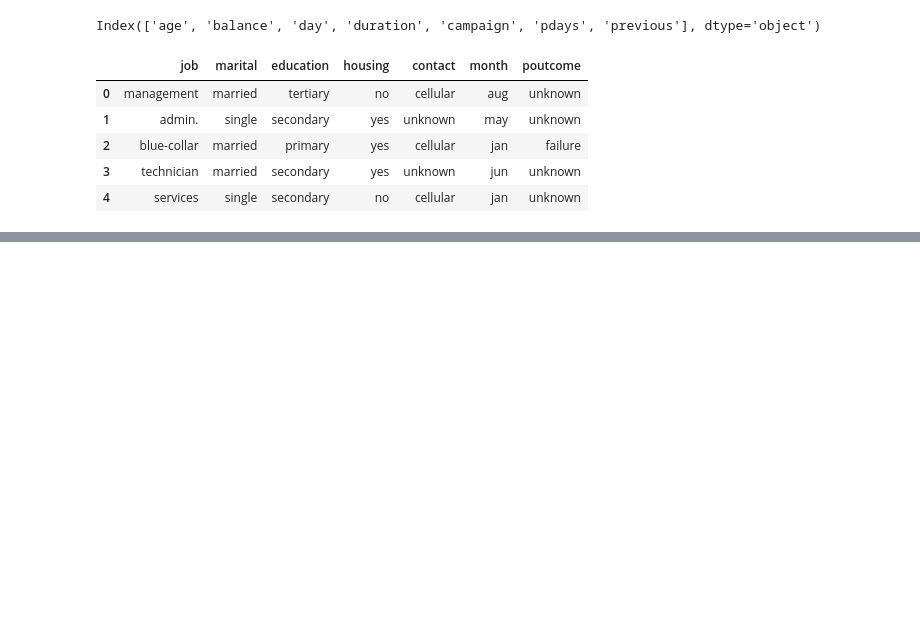
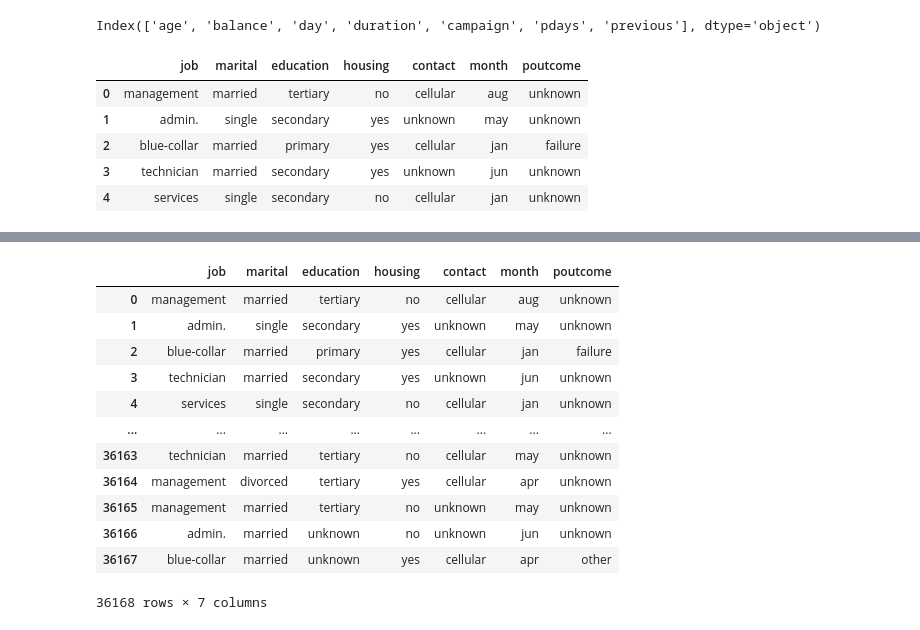
Before and after one commit to Davidmide02/mlzoomcamp_2024_assignments, a Jupyter notebook: classification_03/classification_03.ipynb, the cells around one changed output, grey strips where cells are left out. Saved outputs shown, nothing was run; the diff lists cells and outputs as text; code cells hidden in the pictures; blank space fills up the shorter version.

```diff
--- a/classification_03/classification_03.ipynb
+++ b/classification_03/classification_03.ipynb
@@ -245,7 +239,6 @@ df_full_train.T
 # numerical feature
 
 numerical = df_full_train.select_dtypes(include=np.number)
-numerical = numerical.head(2).drop(['y'], axis=1)
 numerical
 # %% [output]
 |  | age | balance | day | duration | campaign | pdays | previous |
@@ -257,7 +250,7 @@ numerical.columns
 Index(['age', 'balance', 'day', 'duration', 'campaign', 'pdays', 'previous'], dtype='object')
 # %%
 categorical = df_full_train.drop(numerical.columns, axis=1)
-categorical = categorical.drop(['y'],axis=1)
+categorical
 # %%
 categorical.head()
 # %% [output]
@@ -269,0 +300,16 @@ categorical.head()
+# %%
+categorical
+# %% [output]
+|  | job | marital | education | housing | contact | month | poutcome |
+| 0 | management | married | tertiary | no | cellular | aug | unknown |
+| 1 | admin. | single | secondary | yes | unknown | may | unknown |
+| 2 | blue-collar | married | primary | yes | cellular | jan | failure |
+| 3 | technician | married | secondary | yes | unknown | jun | unknown |
+| 4 | services | single | secondary | no | cellular | jan | unknown |
+| ... | ... | ... | ... | ... | ... | ... | ... |
+| 36163 | technician | married | tertiary | no | cellular | may | unknown |
+| 36164 | management | divorced | tertiary | yes | cellular | apr | unknown |
+| 36165 | management | married | tertiary | no | unknown | may | unknown |
+| 36166 | admin. | married | unknown | no | unknown | jun | unknown |
+| 36167 | blue-collar | married | unknown | yes | cellular | apr | other |
+36168 rows × 7 columns
```
Also changed, not shown: parts of 8 cells of this notebook.
